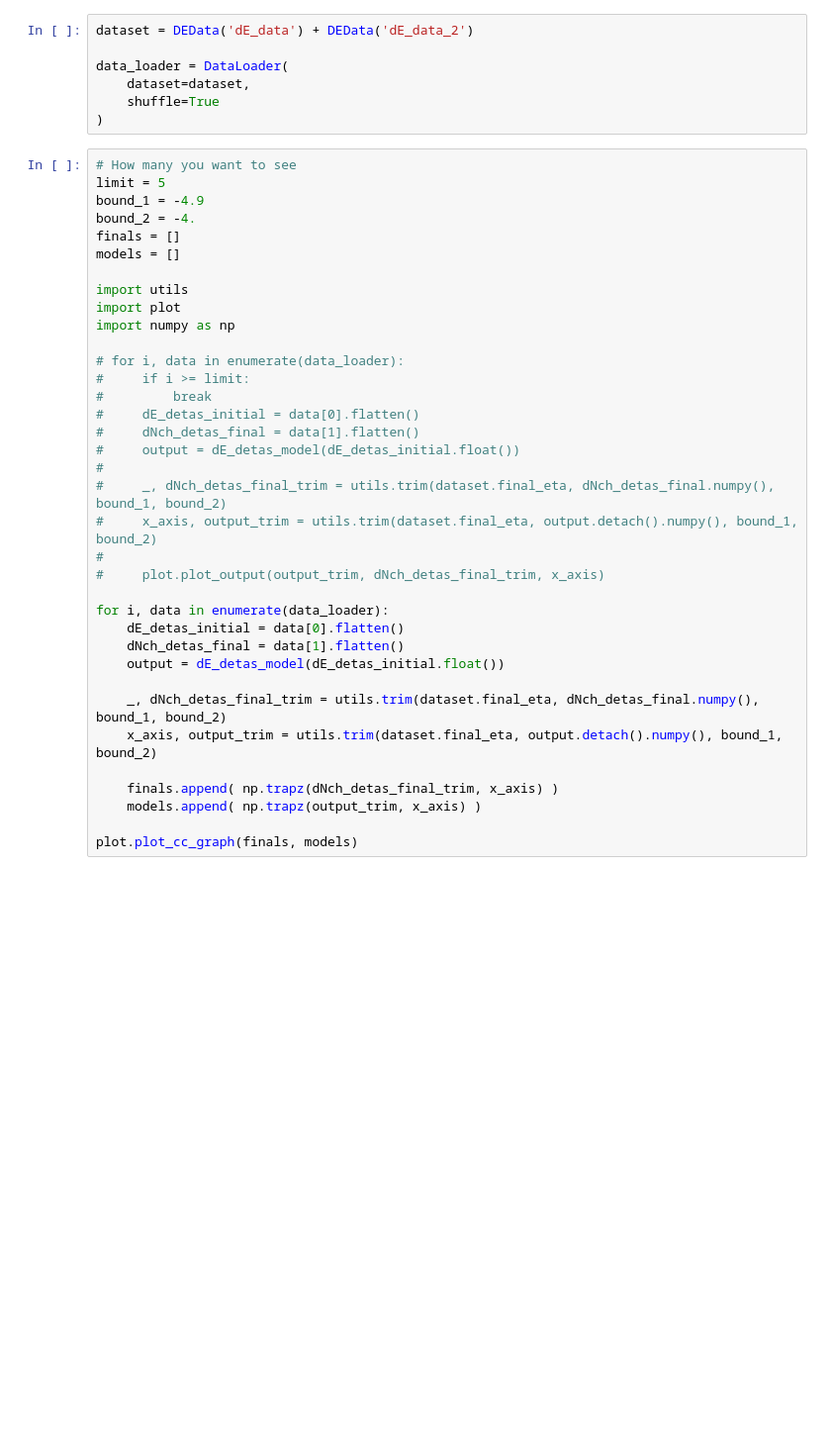
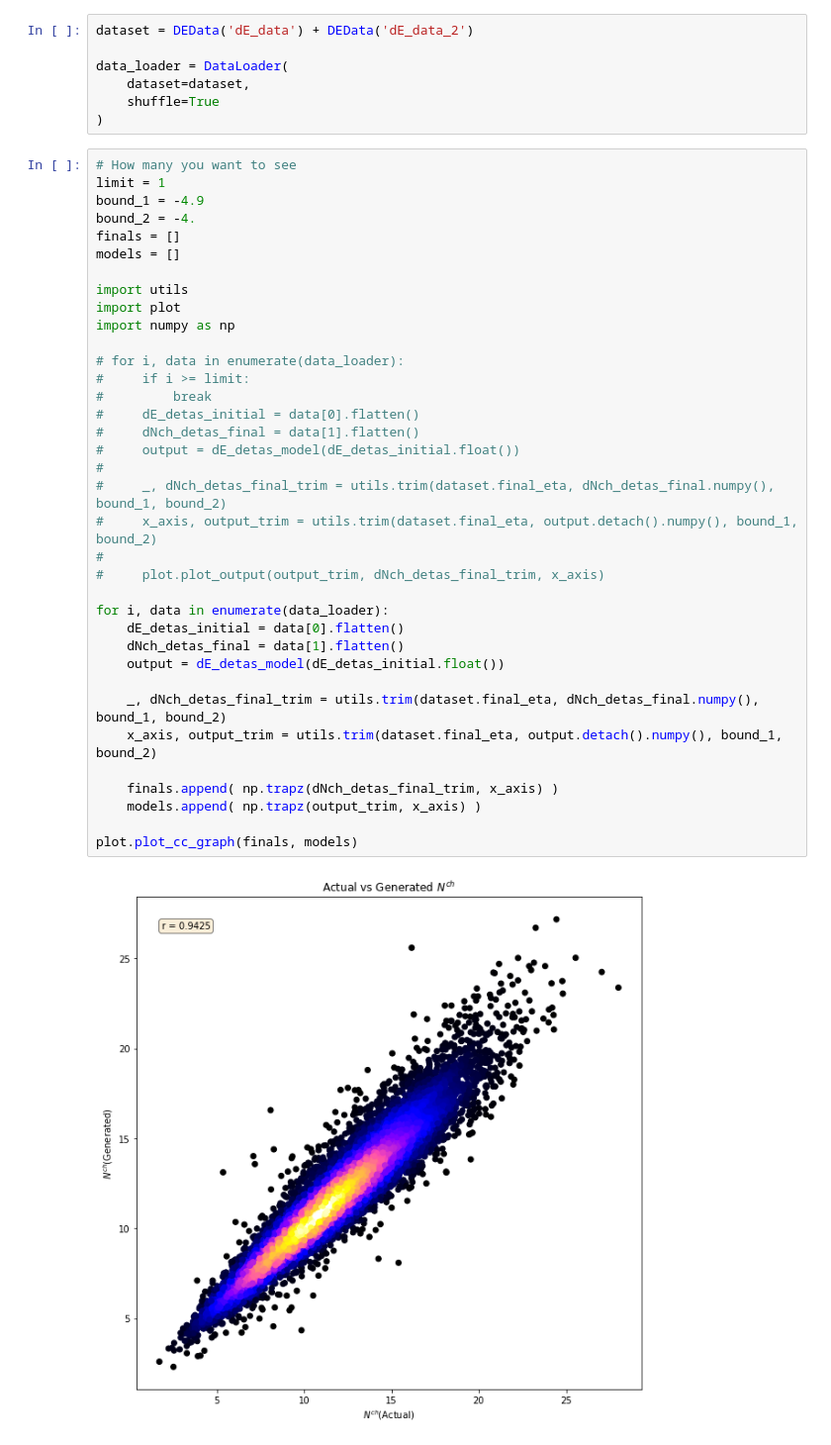
Before and after one commit to bboud/hydro-ml, a Jupyter notebook: hydroml/dE_detas_inference.ipynb, the cells around one changed output. Shown: that part at 99% size. Saved outputs shown, nothing was run; the diff lists cells and outputs as text; blank space fills up the shorter version.

```diff
--- a/hydroml/dE_detas_inference.ipynb
+++ b/hydroml/dE_detas_inference.ipynb
@@ -15,37 +19,39 @@ data_loader = DataLoader(
 )
 # %%
 # How many you want to see
-limit = 5
+limit = 1
 bound_1 = -4.9
 bound_2 = -4.
 finals = []
 models = []
 
 import utils
 import plot
 import numpy as np
 
 # for i, data in enumerate(data_loader):
 #     if i >= limit:
 #         break
 #     dE_detas_initial = data[0].flatten()
 #     dNch_detas_final = data[1].flatten()
 #     output = dE_detas_model(dE_detas_initial.float())
 #
 #     _, dNch_detas_final_trim = utils.trim(dataset.final_eta, dNch_detas_final.numpy(), bound_1, bound_2)
 #     x_axis, output_trim = utils.trim(dataset.final_eta, output.detach().numpy(), bound_1, bound_2)
 #
 #     plot.plot_output(output_trim, dNch_detas_final_trim, x_axis)
 
 for i, data in enumerate(data_loader):
     dE_detas_initial = data[0].flatten()
     dNch_detas_final = data[1].flatten()
     output = dE_detas_model(dE_detas_initial.float())
 
     _, dNch_detas_final_trim = utils.trim(dataset.final_eta, dNch_detas_final.numpy(), bound_1, bound_2)
     x_axis, output_trim = utils.trim(dataset.final_eta, output.detach().numpy(), bound_1, bound_2)
 
     finals.append( np.trapz(dNch_detas_final_trim, x_axis) )
     models.append( np.trapz(output_trim, x_axis) )
 
 plot.plot_cc_graph(finals, models)
+# %% [output]
+[figure, added]
```
Also changed, not shown: parts of 1 cell of this notebook, 6 other files.
